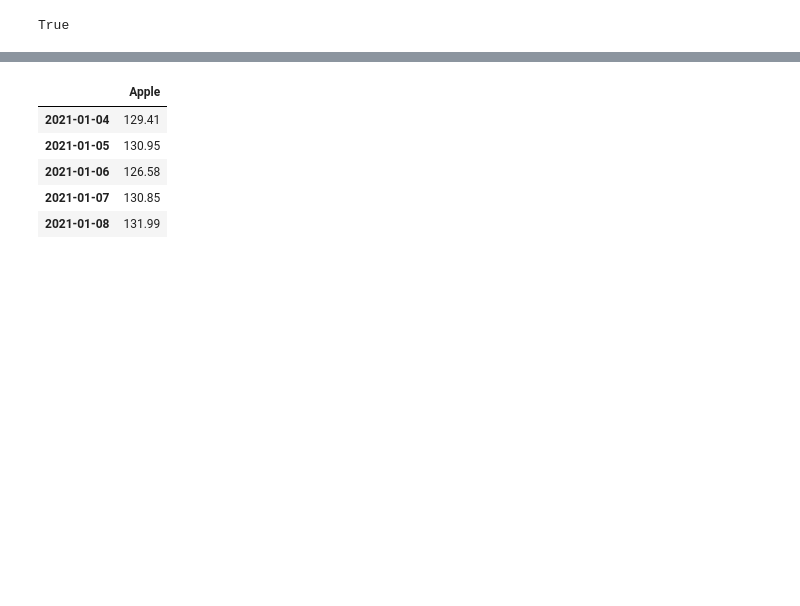
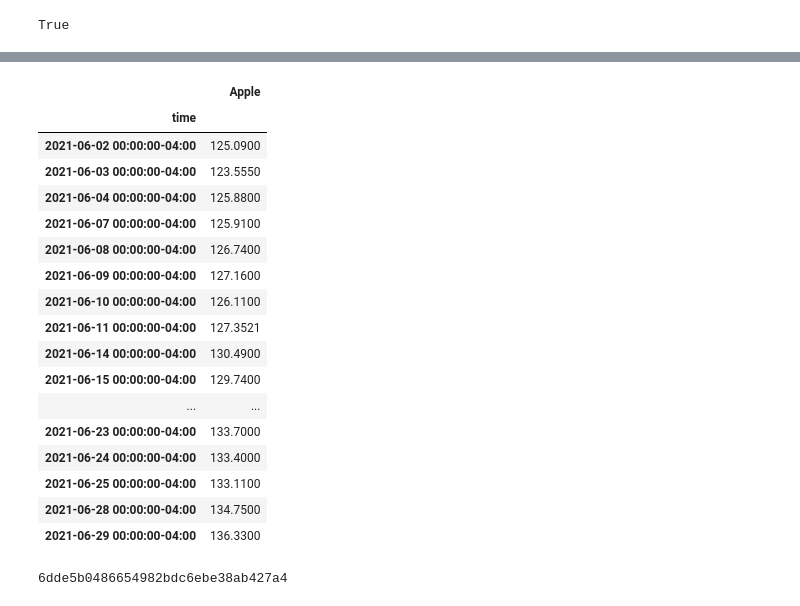
Before and after one commit to Billieo/p2-g3, a Jupyter notebook: notebooks/Samuel's_Notebook/notebooks/alpaca.ipynb, the cells around one changed output, grey strips where cells are left out. Saved outputs shown, nothing was run; the diff lists cells and outputs as text; code cells hidden in the pictures; blank space fills up the shorter version.

```diff
--- a/notebooks/Samuel's_Notebook/notebooks/alpaca.ipynb
+++ b/notebooks/Samuel's_Notebook/notebooks/alpaca.ipynb
@@ -64,8 +72,8 @@ tech_ticker.head(20)
 | 2021-02-01 00:00:00-05:00 | 133.75 | 135.3800 | 130.930 | 134.1000 | 96660055 | 259.5200 | 264.17 | 254.9100 | 261.98 | 19629047 | 1844.585 | ... |
 # %%
 timeframe = "1D"
-start_date = pd.Timestamp("2021-01-01", tz="America/New_York").isoformat()
-end_date = pd.Timestamp("2021-12-31", tz="America/New_York").isoformat()
+start_date = pd.Timestamp("2021-06-02", tz="America/New_York").isoformat()
+end_date = pd.Timestamp("2021-06-29", tz="America/New_York").isoformat()
 #today = pd.Timestamp("2021-01-02", tz="America/New_York").isoformat()
 ticker = ["AAPL"]
 appl_ticker = alpaca.get_barset(
@@ -100,13 +108,25 @@ appl_ticker.head(20)
 # %%
 apple_df = pd.DataFrame()
 apple_df["Apple"] = appl_ticker["AAPL"]["close"]
 #apple_df[" "] = apple_df["Date"]
-apple_df.index = apple_df.index.date
-apple_df.head()
+#apple_df.index = apple_df.index.date
+apple_df.head(20)
 # %% [output]
 |  | Apple |
-| 2021-01-04 | 129.41 |
-| 2021-01-05 | 130.95 |
-| 2021-01-06 | 126.58 |
-| 2021-01-07 | 130.85 |
-| 2021-01-08 | 131.99 |
+| time |  |
+| 2021-06-02 00:00:00-04:00 | 125.0900 |
+| 2021-06-03 00:00:00-04:00 | 123.5550 |
+| 2021-06-04 00:00:00-04:00 | 125.8800 |
+| 2021-06-07 00:00:00-04:00 | 125.9100 |
+| 2021-06-08 00:00:00-04:00 | 126.7400 |
+| 2021-06-09 00:00:00-04:00 | 127.1600 |
+| 2021-06-10 00:00:00-04:00 | 126.1100 |
+| 2021-06-11 00:00:00-04:00 | 127.3521 |
+| 2021-06-14 00:00:00-04:00 | 130.4900 |
+| 2021-06-15 00:00:00-04:00 | 129.7400 |
+| ... | ... |
+| 2021-06-23 00:00:00-04:00 | 133.7000 |
+| 2021-06-24 00:00:00-04:00 | 133.4000 |
+| 2021-06-25 00:00:00-04:00 | 133.1100 |
+| 2021-06-28 00:00:00-04:00 | 134.7500 |
+| 2021-06-29 00:00:00-04:00 | 136.3300 |
@@ -117,0 +133,5 @@ signals_df["SMA50"] = signals_df["Apple"].rolling(window=short_window).mean()
+# %%
+api_key = os.getenv("news_api")
+print(api_key)
+# %% [output]
+6dde5b0486654982bdc6ebe38ab427a4
```
Also changed, not shown: parts of 10 cells of this notebook, 3 other files.
